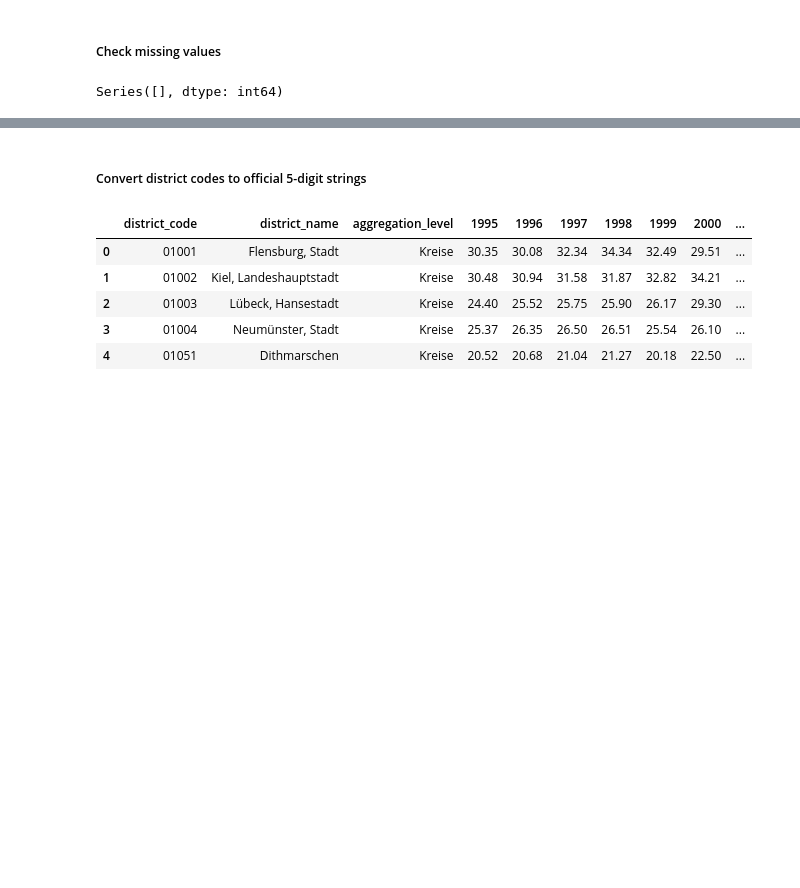
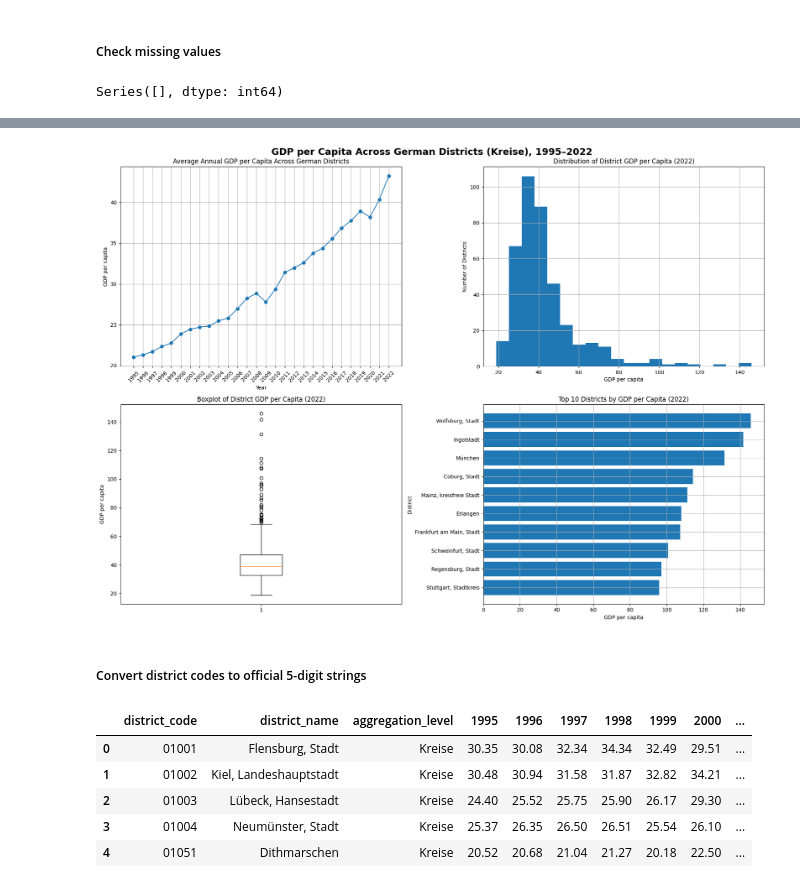
Before and after one commit to purityrima/climate-esg-risk-intelligence-germany, a Jupyter notebook: notebooks/06_socioeconomic_dataset_exploration_inkar_gdp_per_capita.ipynb, the cells around one changed output, grey strips where cells are left out. Drawn from its saved outputs; the diff is of its cells as text; code cells hidden in the pictures; blank space fills up the shorter version.

```diff
--- a/notebooks/06_socioeconomic_dataset_exploration_inkar_gdp_per_capita.ipynb
+++ b/notebooks/06_socioeconomic_dataset_exploration_inkar_gdp_per_capita.ipynb
@@ -254,3 +296,89 @@ Series([], dtype: int64)
+# %%
+# ==========================================================
+# Visualization
+# ==========================================================
+
+mean_gdp = gdp.iloc[:, 3:].mean()
+
+gdp_2022 = gdp["2022"]
+
+top10 = (
+    gdp[["district_name", "2022"]]
+    .sort_values("2022", ascending=False)
+    .head(10)
+)
+
+fig, axes = plt.subplots(2, 2, figsize=(18, 13))
+
+# ----------------------------------------------------------
+# Average annual GDP per capita
+# ----------------------------------------------------------
+axes[0, 0].plot(
+    mean_gdp.index,
+    mean_gdp.values,
+    marker="o"
+)
+
+axes[0, 0].set_title(
+    "Average Annual GDP per Capita Across German Districts"
+)
+axes[0, 0].set_xlabel("Year")
+axes[0, 0].set_ylabel("GDP per capita")
+axes[0, 0].tick_params(axis="x", rotation=45)
+axes[0, 0].grid(True)
+
+# ----------------------------------------------------------
+# Distribution
+# ----------------------------------------------------------
+axes[0, 1].hist(
+    gdp_2022,
+    bins=20
+)
+
+axes[0, 1].set_title(
+    "Distribution of District GDP per Capita (2022)"
+)
+axes[0, 1].set_xlabel("GDP per capita")
+axes[0, 1].set_ylabel("Number of Districts")
+axes[0, 1].grid(True)
+
+# ----------------------------------------------------------
+# Boxplot
+# ----------------------------------------------------------
+axes[1, 0].boxplot(gdp_2022)
+
+axes[1, 0].set_title(
+    "Boxplot of District GDP per Capita (2022)"
+)
+axes[1, 0].set_ylabel("GDP per capita")
+
+# ----------------------------------------------------------
+# Top 10 districts
+# ----------------------------------------------------------
+axes[1, 1].barh(
+    top10["district_name"],
+    top10["2022"]
+)
+
+axes[1, 1].invert_yaxis()
+
+axes[1, 1].set_title(
+    "Top 10 Districts by GDP per Capita (2022)"
+)
+axes[1, 1].set_xlabel("GDP per capita")
+axes[1, 1].set_ylabel("District")
+axes[1, 1].grid(True)
+
+plt.suptitle(
+    "GDP per Capita Across German Districts (Kreise), 1995–2022",
+    fontsize=18,
+    fontweight="bold"
+)
+
+plt.tight_layout()
+plt.show()
+# %% [output]
+[figure, added]
 # %% [markdown]
 ##### Convert district codes to official 5-digit strings
 # %%
```
Also changed, not shown: parts of 4 cells of this notebook, 5 other files.
